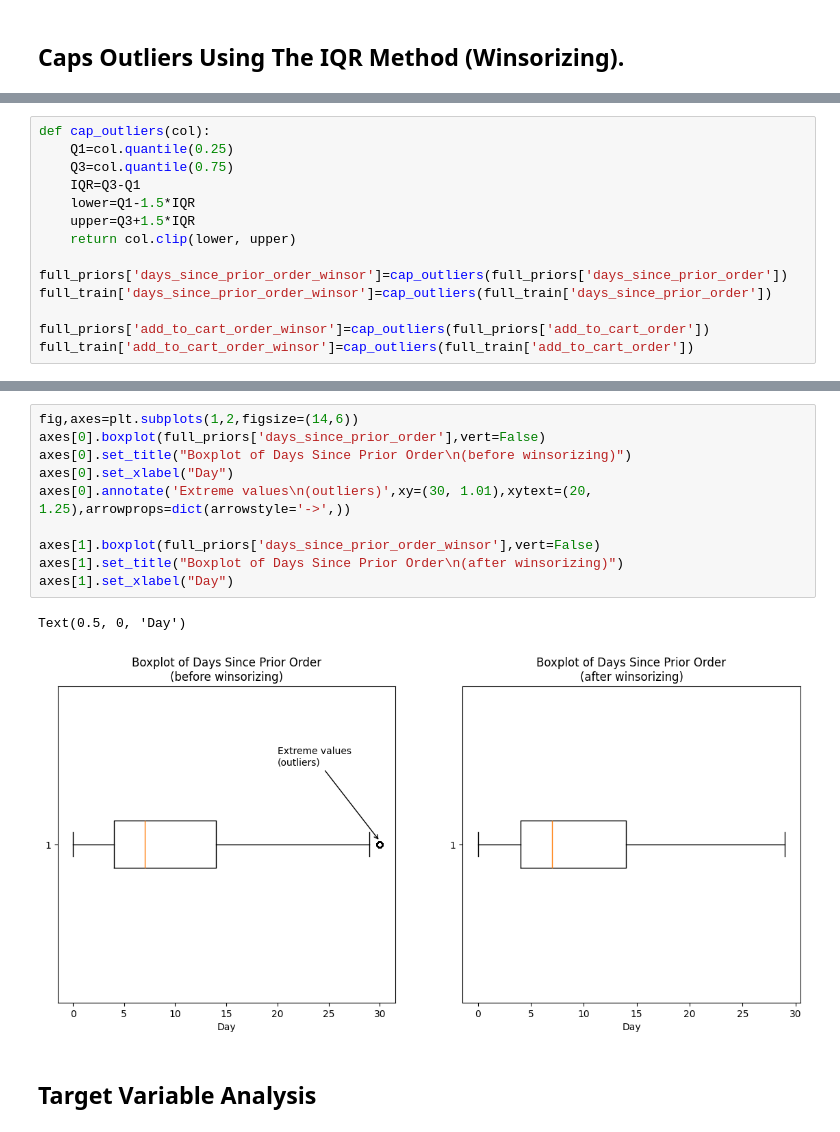
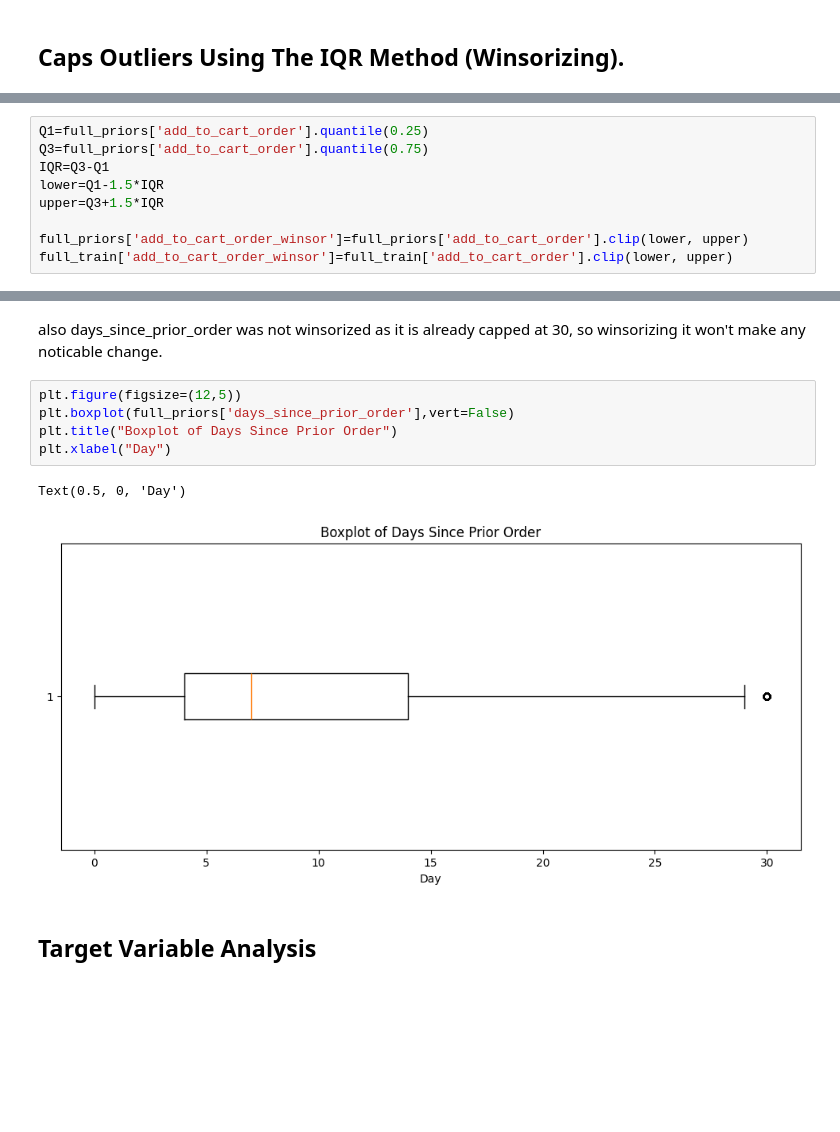
Before and after one commit to ab8d-DS/DSS230_Final_Project, a Jupyter notebook: notebooks/01_EDA_and_Preprocessing.ipynb, the cells around one changed output, grey strips where cells are left out. Cells and saved outputs as stored; diff of their text form; blank space fills up the shorter version.

```diff
--- a/notebooks/01_EDA_and_Preprocessing.ipynb
+++ b/notebooks/01_EDA_and_Preprocessing.ipynb
@@ -294,15 +315,10 @@ plt.show()
 # %%
-def cap_outliers(col):
-    Q1=col.quantile(0.25)
-    Q3=col.quantile(0.75)
-    IQR=Q3-Q1
-    lower=Q1-1.5*IQR
-    upper=Q3+1.5*IQR
-    return col.clip(lower, upper)
+Q1=full_priors['add_to_cart_order'].quantile(0.25)
+Q3=full_priors['add_to_cart_order'].quantile(0.75)
+IQR=Q3-Q1
+lower=Q1-1.5*IQR
+upper=Q3+1.5*IQR
 
-full_priors['days_since_prior_order_winsor']=cap_outliers(full_priors['days_since_prior_order'])
-full_train['days_since_prior_order_winsor']=cap_outliers(full_train['days_since_prior_order'])
-
-full_priors['add_to_cart_order_winsor']=cap_outliers(full_priors['add_to_cart_order'])
-full_train['add_to_cart_order_winsor']=cap_outliers(full_train['add_to_cart_order'])
+full_priors['add_to_cart_order_winsor']=full_priors['add_to_cart_order'].clip(lower, upper)
+full_train['add_to_cart_order_winsor']=full_train['add_to_cart_order'].clip(lower, upper)
 # %%
@@ -320,16 +346,13 @@ Text(0.5, 0, 'Position in Cart')
+# %% [markdown]
+also days_since_prior_order was not winsorized as it is already capped at 30, so winsorizing it won't make any noticable change.
 # %%
-fig,axes=plt.subplots(1,2,figsize=(14,6))
-axes[0].boxplot(full_priors['days_since_prior_order'],vert=False)
-axes[0].set_title("Boxplot of Days Since Prior Order\n(before winsorizing)")
-axes[0].set_xlabel("Day")
-axes[0].annotate('Extreme values\n(outliers)',xy=(30, 1.01),xytext=(20, 1.25),arrowprops=dict(arrowstyle='->',))
-
-axes[1].boxplot(full_priors['days_since_prior_order_winsor'],vert=False)
-axes[1].set_title("Boxplot of Days Since Prior Order\n(after winsorizing)")
-axes[1].set_xlabel("Day")
+plt.figure(figsize=(12,5))
+plt.boxplot(full_priors['days_since_prior_order'],vert=False)
+plt.title("Boxplot of Days Since Prior Order")
+plt.xlabel("Day")
 # %% [output]
 Text(0.5, 0, 'Day')
-[figure, old version]
+[figure, new version]
 # %% [markdown]
 ## Target Variable Analysis
 # %%
```
Also changed, not shown: parts of 17 cells of this notebook.
